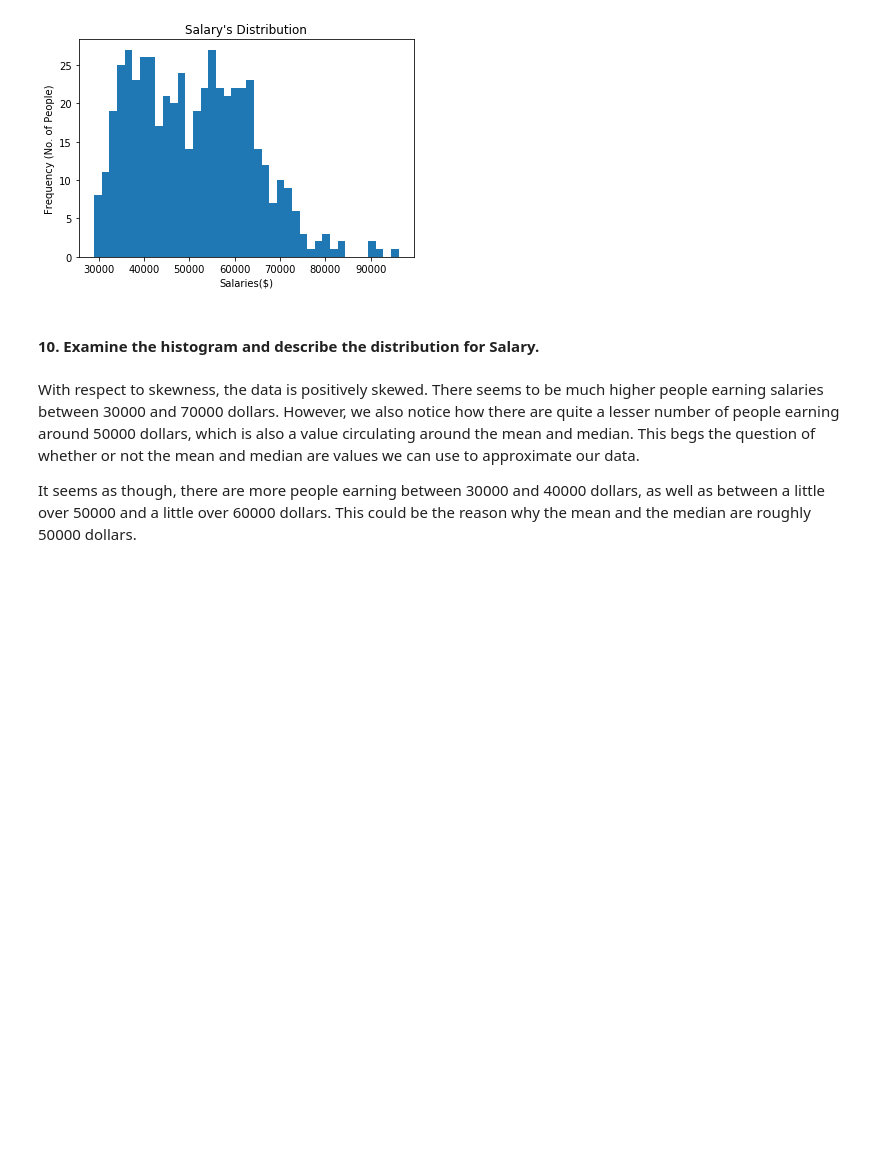
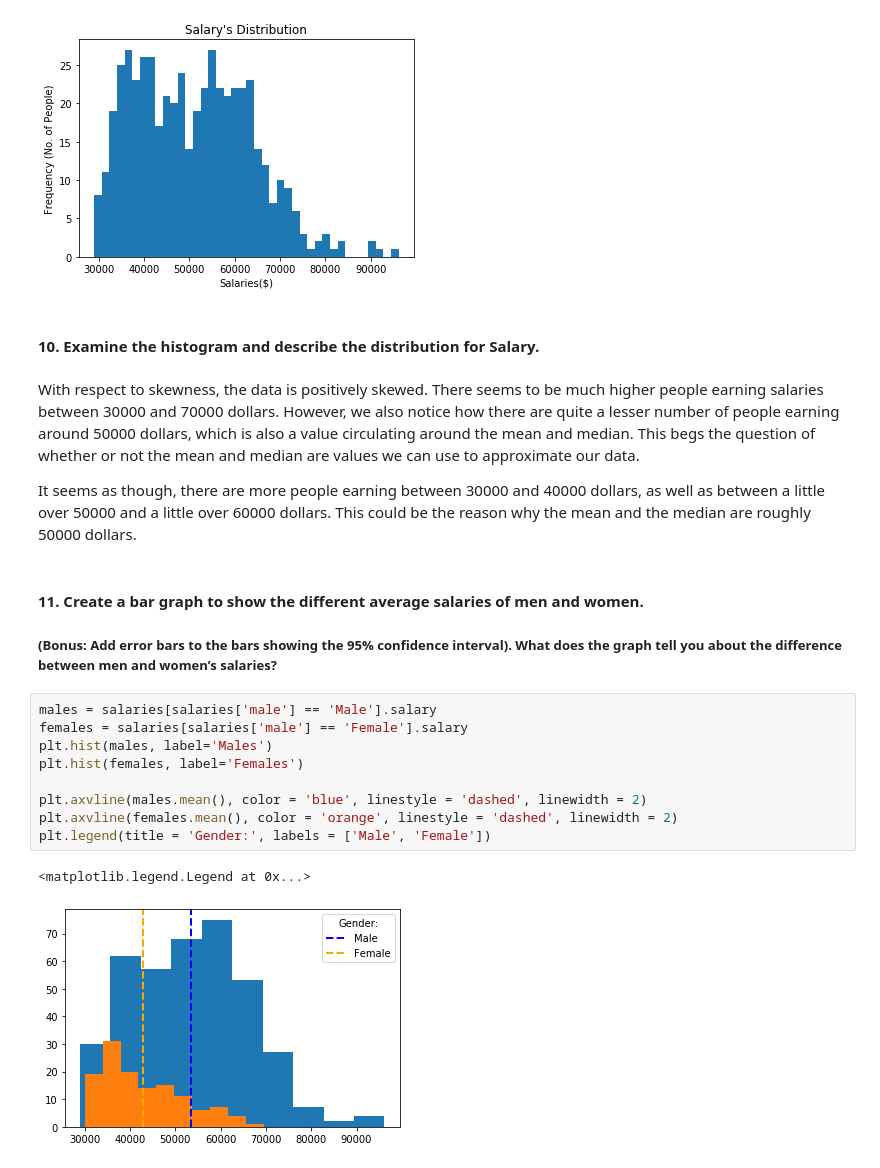
Before and after one commit to PhathuAuti/statistical-thinking, a Jupyter notebook: Statistical Thinking - Salaries.ipynb, the cells around one changed output. Saved outputs shown, nothing was run; the diff lists cells and outputs as text; blank space fills up the shorter version.

```diff
--- a/Statistical Thinking - Salaries.ipynb
+++ b/Statistical Thinking - Salaries.ipynb
@@ -156,3 +156,18 @@ plt.show()
 With respect to skewness, the data is positively skewed. There seems to be much higher people earning salaries between 30000 and 70000 dollars. However, we also notice how there are quite a lesser number of people earning around 50000 dollars, which is also a value circulating around the mean and median. This begs the question of whether or not the mean and median are values we can use to approximate our data.
 
 It seems as though, there are more people earning between 30000 and 40000 dollars, as well as between a little over 50000 and a little over 60000 dollars. This could be the reason why the mean and the median are roughly 50000 dollars.
+# %% [markdown]
+#### 11. Create a bar graph to show the different average salaries of men and women.
+##### (Bonus: Add error bars to the bars showing the 95% confidence interval). What does the graph tell you about the difference between men and women’s salaries?
+# %%
+males = salaries[salaries['male'] == 'Male'].salary
+females = salaries[salaries['male'] == 'Female'].salary
+plt.hist(males, label='Males')
+plt.hist(females, label='Females')
+
+plt.axvline(males.mean(), color = 'blue', linestyle = 'dashed', linewidth = 2)
+plt.axvline(females.mean(), color = 'orange', linestyle = 'dashed', linewidth = 2)
+plt.legend(title = 'Gender:', labels = ['Male', 'Female'])
+# %% [output]
+<matplotlib.legend.Legend at 0x...>
+[figure, added]
```
Also changed, not shown: parts of 6 cells of this notebook.
